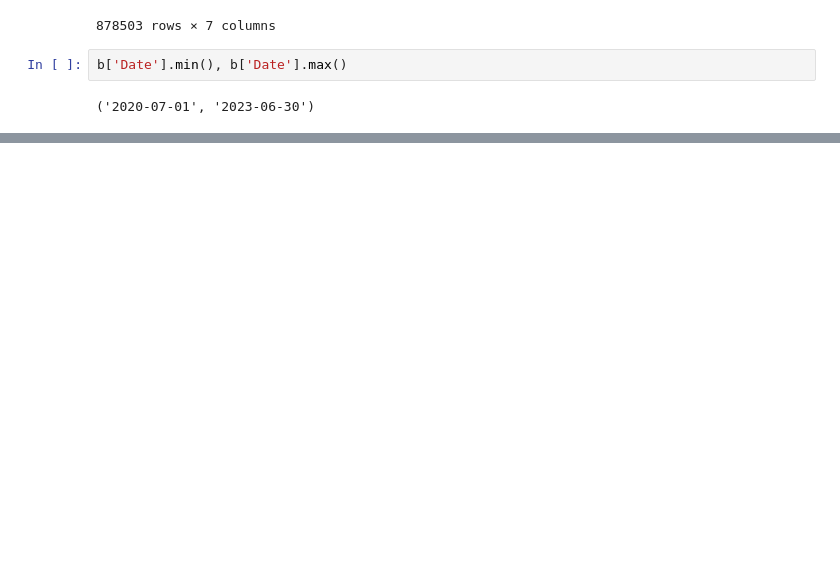
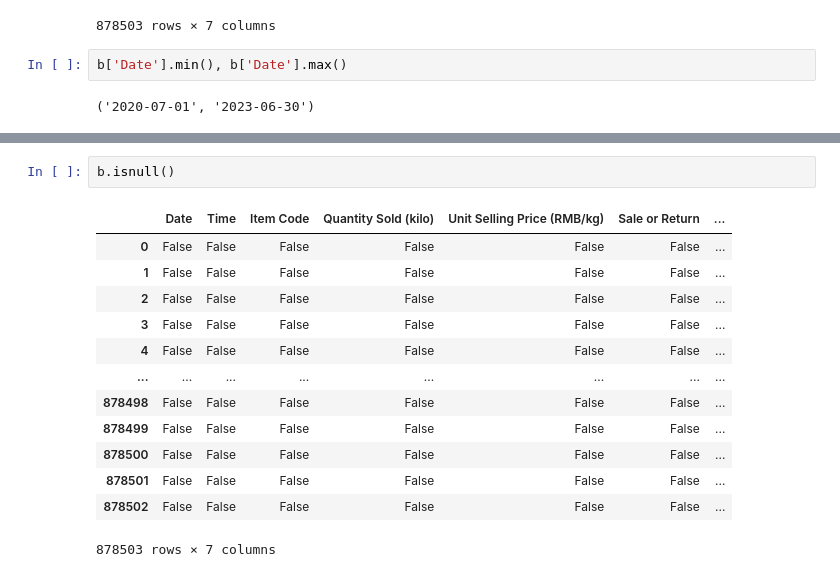
Before and after one commit to RumethSandinu/Project-connexa, a Jupyter notebook: Shamal/model_building.ipynb, the cells around one changed output, grey strips where cells are left out. Saved outputs shown, nothing was run; the diff lists cells and outputs as text; blank space fills up the shorter version.

```diff
--- a/Shamal/model_building.ipynb
+++ b/Shamal/model_building.ipynb
@@ -87,0 +217,16 @@ b['Date'].min(), b['Date'].max()
+# %%
+b.isnull()
+# %% [output]
+|  | Date | Time | Item Code | Quantity Sold (kilo) | Unit Selling Price (RMB/kg) | Sale or Return | ... |
+| 0 | False | False | False | False | False | False | ... |
+| 1 | False | False | False | False | False | False | ... |
+| 2 | False | False | False | False | False | False | ... |
+| 3 | False | False | False | False | False | False | ... |
+| 4 | False | False | False | False | False | False | ... |
+| ... | ... | ... | ... | ... | ... | ... | ... |
+| 878498 | False | False | False | False | False | False | ... |
+| 878499 | False | False | False | False | False | False | ... |
+| 878500 | False | False | False | False | False | False | ... |
+| 878501 | False | False | False | False | False | False | ... |
+| 878502 | False | False | False | False | False | False | ... |
+878503 rows × 7 columns
```
Also changed, not shown: parts of 22 cells of this notebook.
